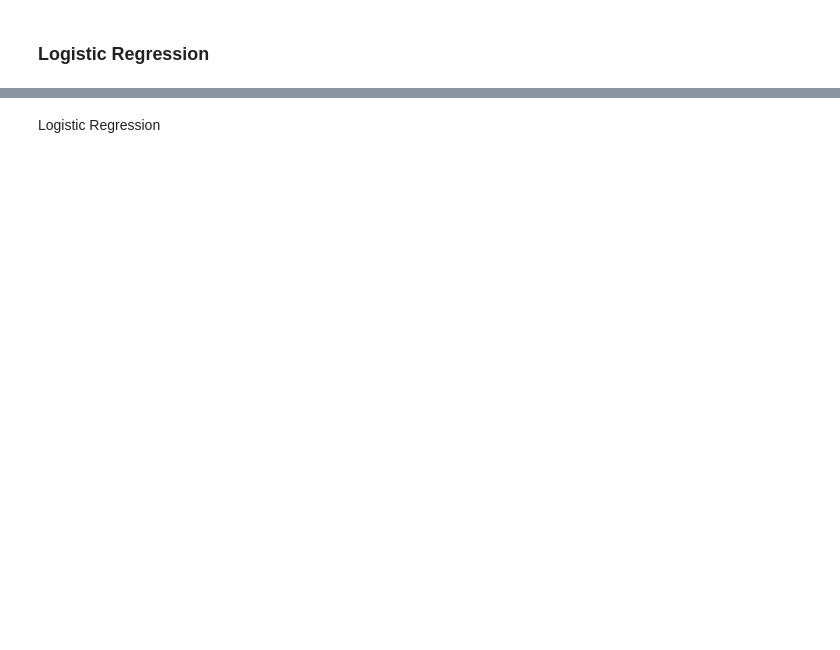
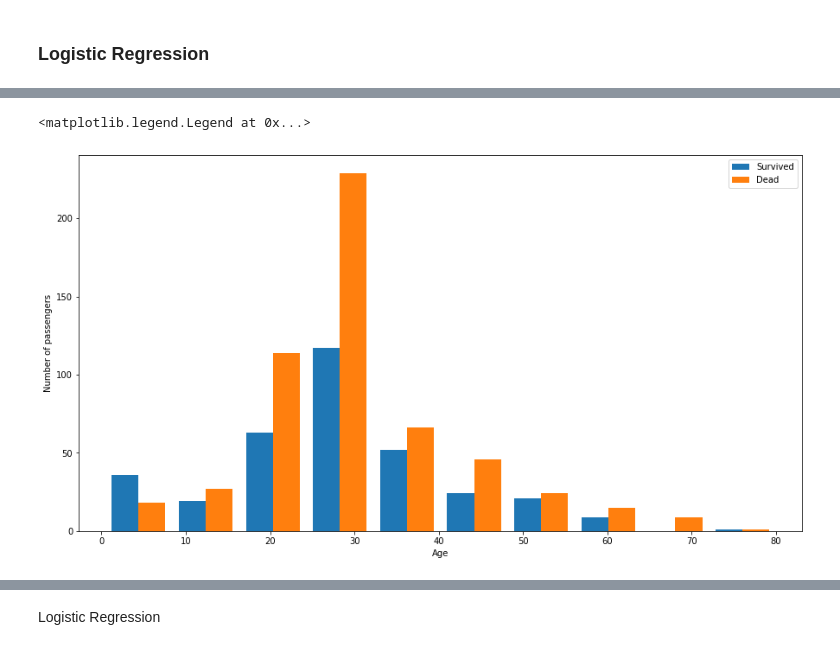
Before and after one commit to DMarrapu/Kagglenotebooks, a Jupyter notebook: Titanic Log Reg.ipynb, the cells around one changed output, grey strips where cells are left out. Cells and saved outputs as stored; diff of their text form; code cells hidden in the pictures; blank space fills up the shorter version.

```diff
--- a/Titanic Log Reg.ipynb
+++ b/Titanic Log Reg.ipynb
@@ -67,11 +120,14 @@ train_data.isnull().sum()  #Data not having any NaNs
 # %%
 figure = plt.figure(figsize=(15,8))
 plt.hist([train_data[train_data['Survived']==1]['Age'],
-          train_data[train_data['Survived']==0]['Age']], color = ['g','r'],
+          train_data[train_data['Survived']==0]['Age']],
          bins = 10,label = ['Survived','Dead'])
 plt.xlabel('Age')
 plt.ylabel('Number of passengers')
 plt.legend()
+# %% [output]
+<matplotlib.legend.Legend at 0x...>
+[figure, added]
 # %%
 survived_1 = train_data[train_data['Pclass']==1]['Survived'].value_counts()
 survived_2 = train_data[train_data['Pclass']==2]['Survived'].value_counts()
```
Also changed, not shown: parts of 19 cells of this notebook.
